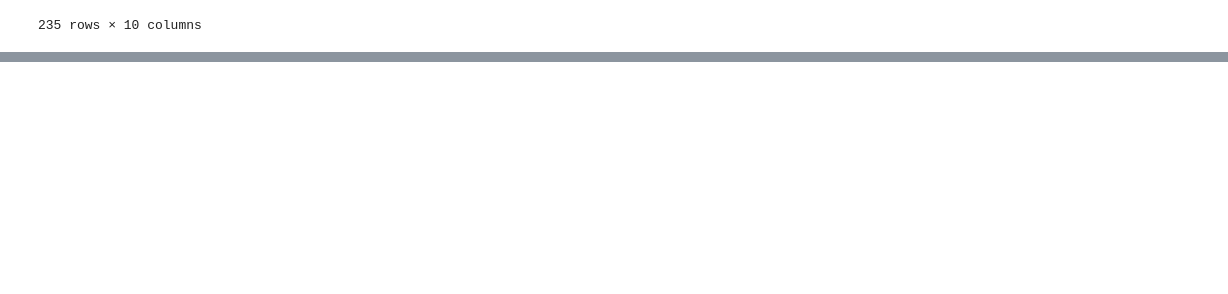
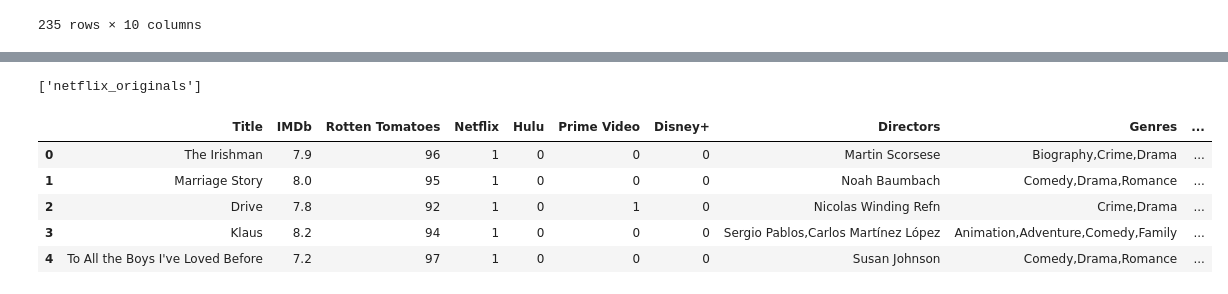
Before and after one commit to CindyBrady/ETL_Movie_Streaming, a Jupyter notebook: ETL Project/ETL_Netflix.ipynb, the cells around one changed output, grey strips where cells are left out. Cells and saved outputs as stored; diff of their text form; code cells hidden in the pictures; blank space fills up the shorter version.

```diff
--- a/ETL Project/ETL_Netflix.ipynb
+++ b/ETL Project/ETL_Netflix.ipynb
@@ -137,0 +148,16 @@ engine.table_names()
+# %%
+#Added data to table and check for table name
+netflix_orig_df.to_sql(name='netflix_originals', con=engine, if_exists='append', index=False)
+engine.table_names()
+# %% [output]
+['netflix_originals']
+# %%
+#Read data from the database. First five rows
+pd.read_sql_query('select * from netflix_originals', con=engine).head()
+# %% [output]
+|  | Title | IMDb | Rotten Tomatoes | Netflix | Hulu | Prime Video | Disney+ | Directors | Genres | ... |
+| 0 | The Irishman | 7.9 | 96 | 1 | 0 | 0 | 0 | Martin Scorsese | Biography,Crime,Drama | ... |
+| 1 | Marriage Story | 8.0 | 95 | 1 | 0 | 0 | 0 | Noah Baumbach | Comedy,Drama,Romance | ... |
+| 2 | Drive | 7.8 | 92 | 1 | 0 | 1 | 0 | Nicolas Winding Refn | Crime,Drama | ... |
+| 3 | Klaus | 8.2 | 94 | 1 | 0 | 0 | 0 | Sergio Pablos,Carlos Martínez López | Animation,Adventure,Comedy,Family | ... |
+| 4 | To All the Boys I've Loved Before | 7.2 | 97 | 1 | 0 | 0 | 0 | Susan Johnson | Comedy,Drama,Romance | ... |
```
Also changed, not shown: parts of 7 cells of this notebook.
